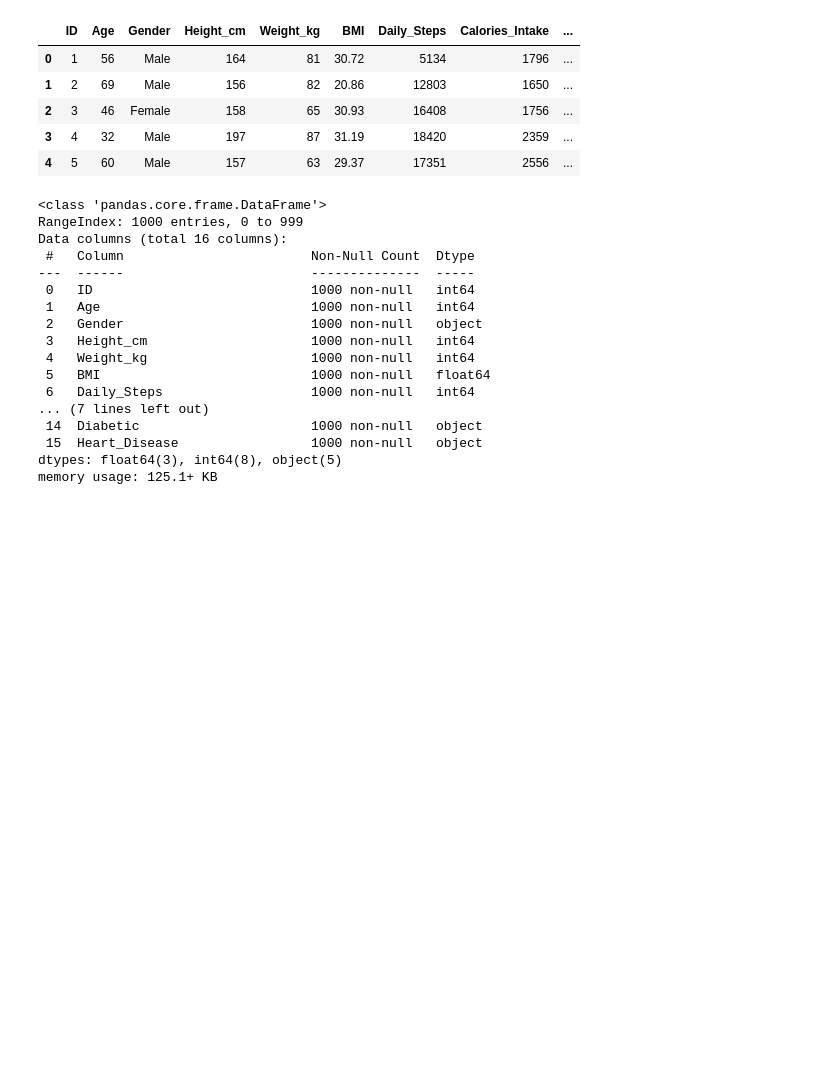
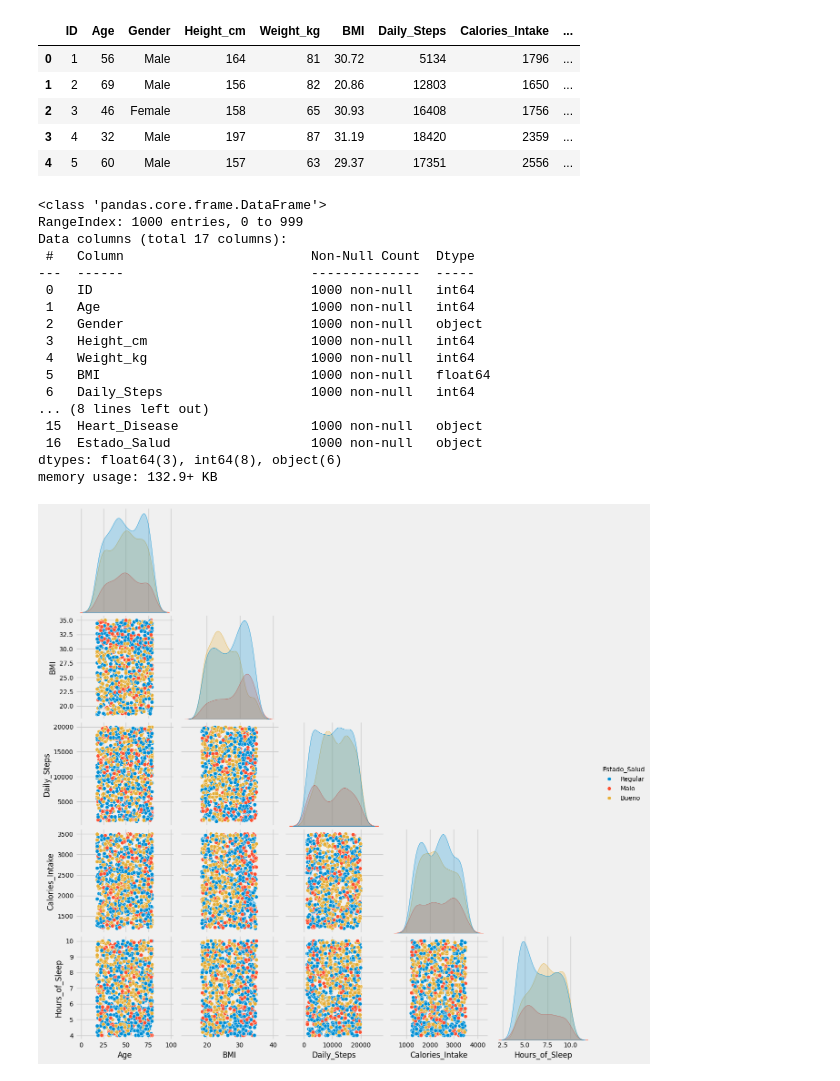
Before and after one commit to TomoCid/ProyectoDeepLearning, a Jupyter notebook: HealthCondition.ipynb, the cells around one changed output. Cells and saved outputs as stored; diff of their text form; code cells hidden in the pictures; blank space fills up the shorter version.

```diff
--- a/HealthCondition.ipynb
+++ b/HealthCondition.ipynb
@@ -40,7 +51,7 @@ Versión de las librerias utilizadas:
 ## Lectura del dataset
 # %%
 try:
-    data = pd.read_csv('health_activity_data.csv')
+    data = pd.read_csv('Datasets\pacientes_clasificados.csv')
     print("Archivo cargado correctamente.")
 except Exception as e:
     print(f"Error: {e}")
@@ -60,7 +71,7 @@ data.info()
 # %% [output]
 <class 'pandas.core.frame.DataFrame'>
 RangeIndex: 1000 entries, 0 to 999
-Data columns (total 16 columns):
+Data columns (total 17 columns):
  #   Column                        Non-Null Count  Dtype
 ---  ------                        --------------  -----
  0   ID                            1000 non-null   int64
@@ -70,8 +81,8 @@ Data columns (total 16 columns):
  4   Weight_kg                     1000 non-null   int64
  5   BMI                           1000 non-null   float64
  6   Daily_Steps                   1000 non-null   int64
-... (7 lines left out)
- 14  Diabetic                      1000 non-null   object
+... (8 lines left out)
  15  Heart_Disease                 1000 non-null   object
-dtypes: float64(3), int64(8), object(5)
-memory usage: 125.1+ KB
+ 16  Estado_Salud                  1000 non-null   object
+dtypes: float64(3), int64(8), object(6)
+memory usage: 132.9+ KB
@@ -77,0 +105,6 @@ memory usage: 125.1+ KB
+# %%
+cols = ['Age', 'BMI', 'Daily_Steps', 'Calories_Intake', 'Hours_of_Sleep', 'Estado_Salud']
+sns.pairplot(data[cols], hue='Estado_Salud', diag_kind='kde', corner=True)
+plt.show()
+# %% [output]
+[figure, added]
```
Also changed, not shown: parts of 4 cells of this notebook, 5 other files.
